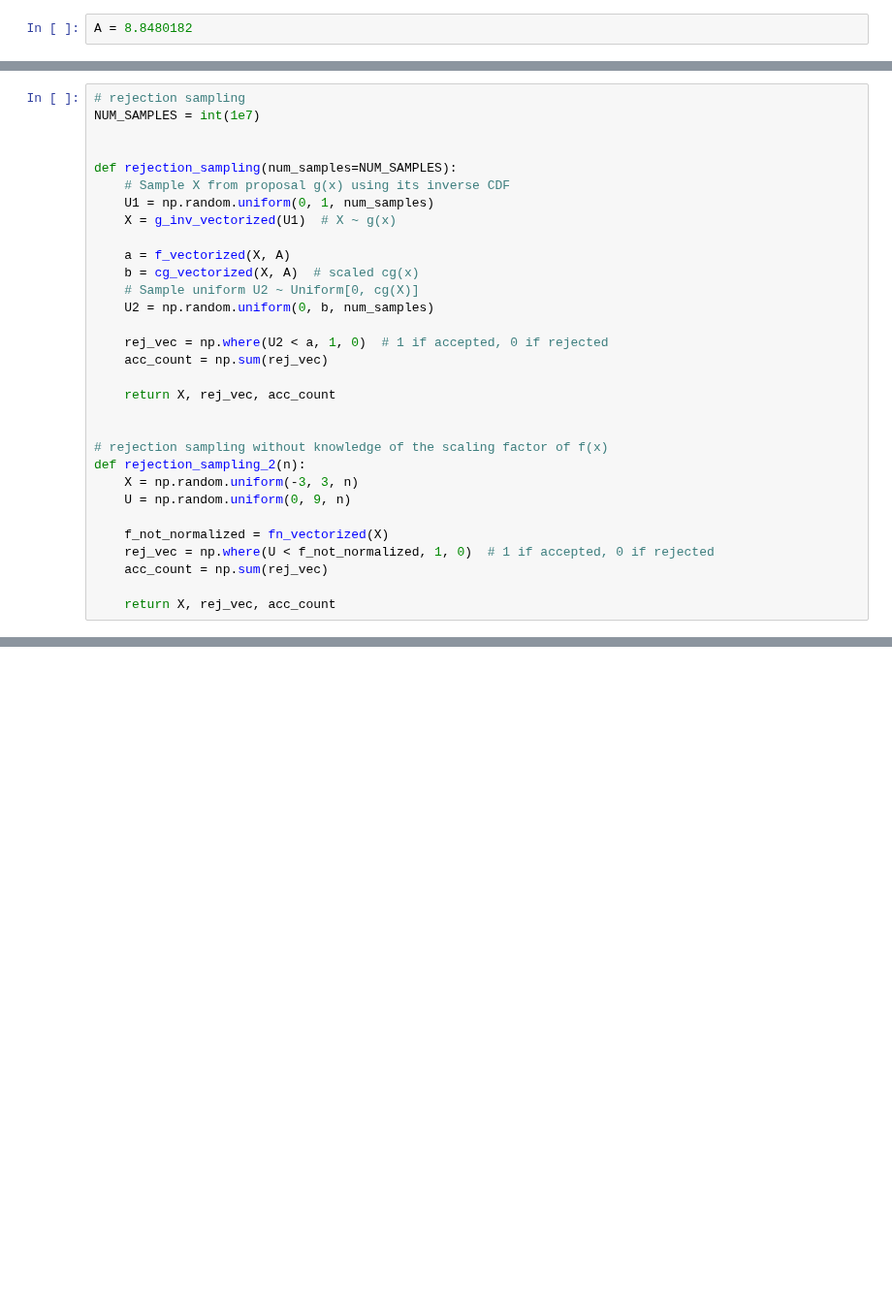
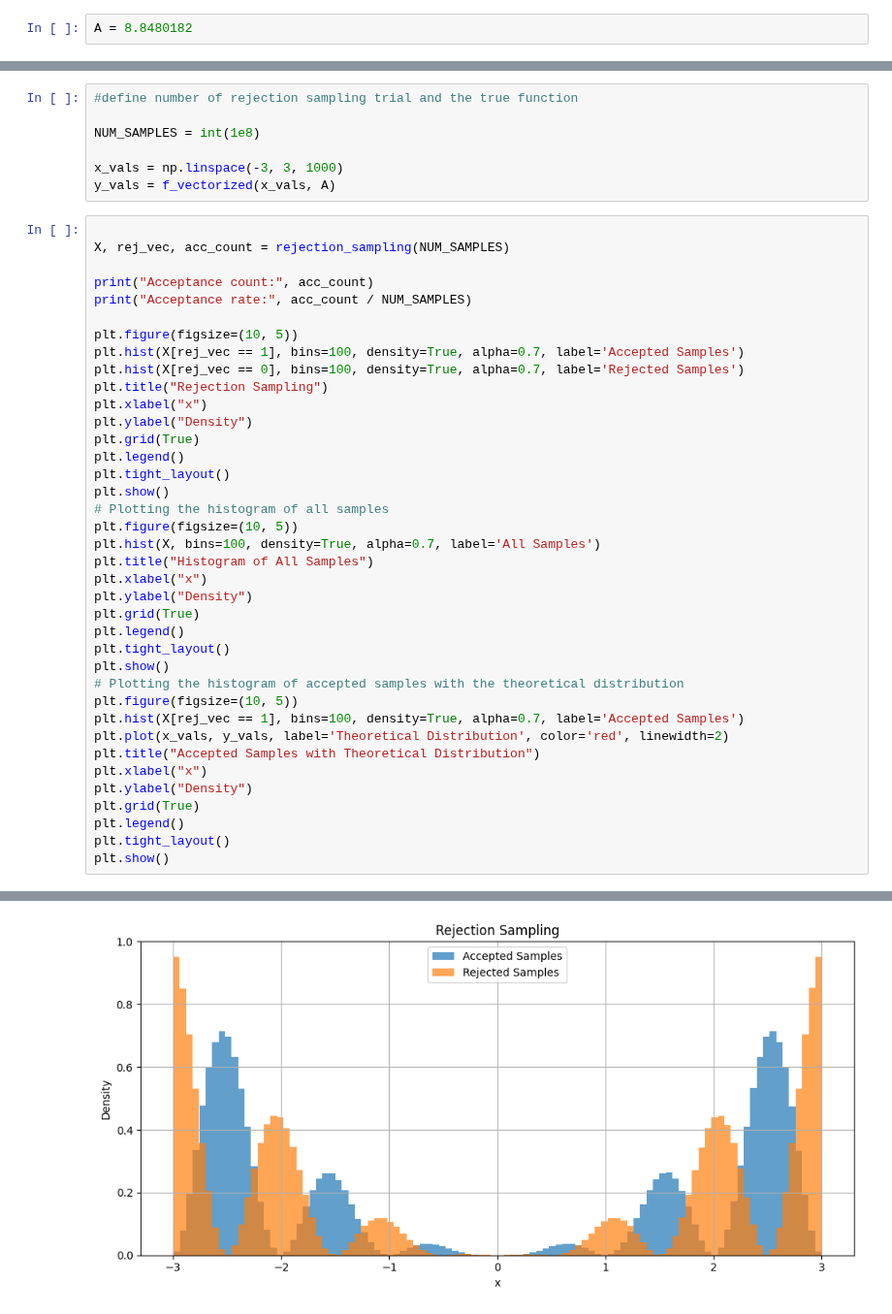
Before and after one commit to DaMole98/SPE-labs, a Jupyter notebook: HW-2/HW2.ipynb, the cells around one changed output, grey strips where cells are left out. Shown at 97% size. Drawn from its saved outputs; the diff is of its cells as text; blank space fills up the shorter version.

```diff
--- a/HW-2/HW2.ipynb
+++ b/HW-2/HW2.ipynb
@@ -342,31 +380,46 @@ def cg_inv_vectorized(u, A):
+# %%
+#define number of rejection sampling trial and the true function
+
+NUM_SAMPLES = int(1e8)
+
+x_vals = np.linspace(-3, 3, 1000)
+y_vals = f_vectorized(x_vals, A)
 # %%
-# rejection sampling
-NUM_SAMPLES = int(1e7)
 
+X, rej_vec, acc_count = rejection_sampling(NUM_SAMPLES)
 
-def rejection_sampling(num_samples=NUM_SAMPLES):
-    # Sample X from proposal g(x) using its inverse CDF
-    U1 = np.random.uniform(0, 1, num_samples)
-    X = g_inv_vectorized(U1)  # X ~ g(x)
+print("Acceptance count:", acc_count)
+print("Acceptance rate:", acc_count / NUM_SAMPLES)
 
-    a = f_vectorized(X, A)
-    b = cg_vectorized(X, A)  # scaled cg(x)
-    # Sample uniform U2 ~ Uniform[0, cg(X)]
-    U2 = np.random.uniform(0, b, num_samples)
-
-    rej_vec = np.where(U2 < a, 1, 0)  # 1 if accepted, 0 if rejected
-    acc_count = np.sum(rej_vec)
-
-    return X, rej_vec, acc_count
-
-
-# rejection sampling without knowledge of the scaling factor of f(x)
-def rejection_sampling_2(n):
-    X = np.random.uniform(-3, 3, n)
-    U = np.random.uniform(0, 9, n)
-
-    f_not_normalized = fn_vectorized(X)
-    rej_vec = np.where(U < f_not_normalized, 1, 0)  # 1 if accepted, 0 if rejected
-    acc_count = np.sum(rej_vec)
-
-    return X, rej_vec, acc_count
+plt.figure(figsize=(10, 5))
+plt.hist(X[rej_vec == 1], bins=100, density=True, alpha=0.7, label='Accepted Samples')
+plt.hist(X[rej_vec == 0], bins=100, density=True, alpha=0.7, label='Rejected Samples')
+plt.title("Rejection Sampling")
+plt.xlabel("x")
+plt.ylabel("Density")
+plt.grid(True)
+plt.legend()
+plt.tight_layout()
+plt.show()
+# Plotting the histogram of all samples
+plt.figure(figsize=(10, 5))
+plt.hist(X, bins=100, density=True, alpha=0.7, label='All Samples')
+plt.title("Histogram of All Samples")
+plt.xlabel("x")
+plt.ylabel("Density")
+plt.grid(True)
+plt.legend()
+plt.tight_layout()
+plt.show()
+# Plotting the histogram of accepted samples with the theoretical distribution
+plt.figure(figsize=(10, 5))
+plt.hist(X[rej_vec == 1], bins=100, density=True, alpha=0.7, label='Accepted Samples')
+plt.plot(x_vals, y_vals, label='Theoretical Distribution', color='red', linewidth=2)
+plt.title("Accepted Samples with Theoretical Distribution")
+plt.xlabel("x")
+plt.ylabel("Density")
+plt.grid(True)
+plt.legend()
+plt.tight_layout()
+plt.show()
+# %% [output]
@@ -372,0 +428 @@ def rejection_sampling_2(n):
+[figure, added]
```
Also changed, not shown: parts of 13 cells of this notebook, 4 other files.
